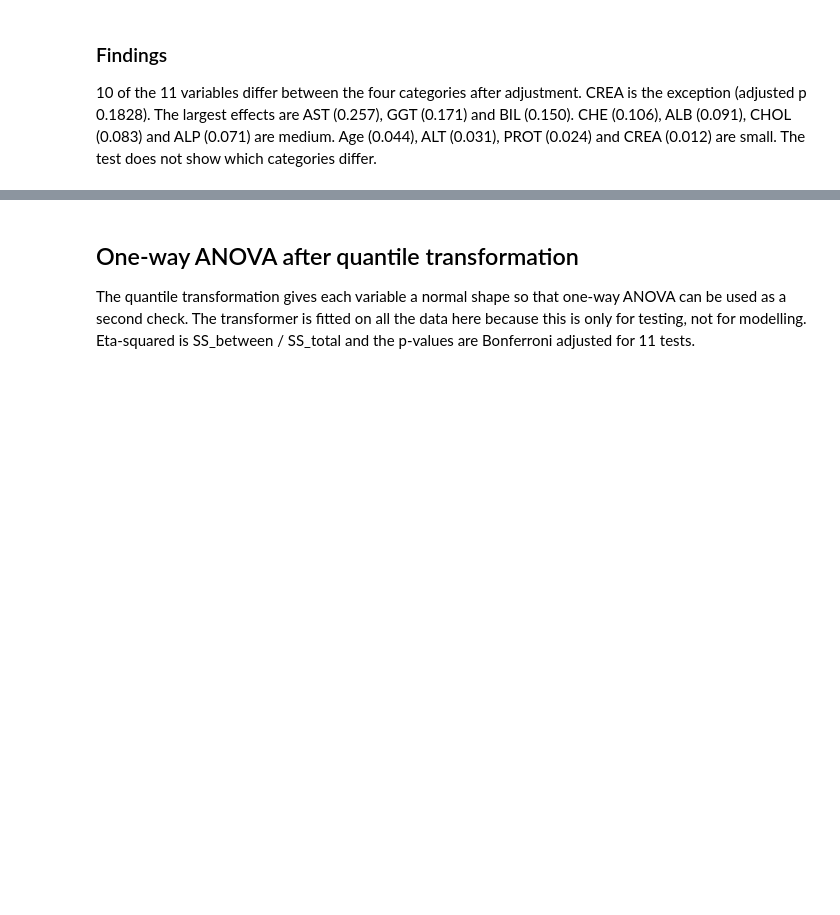
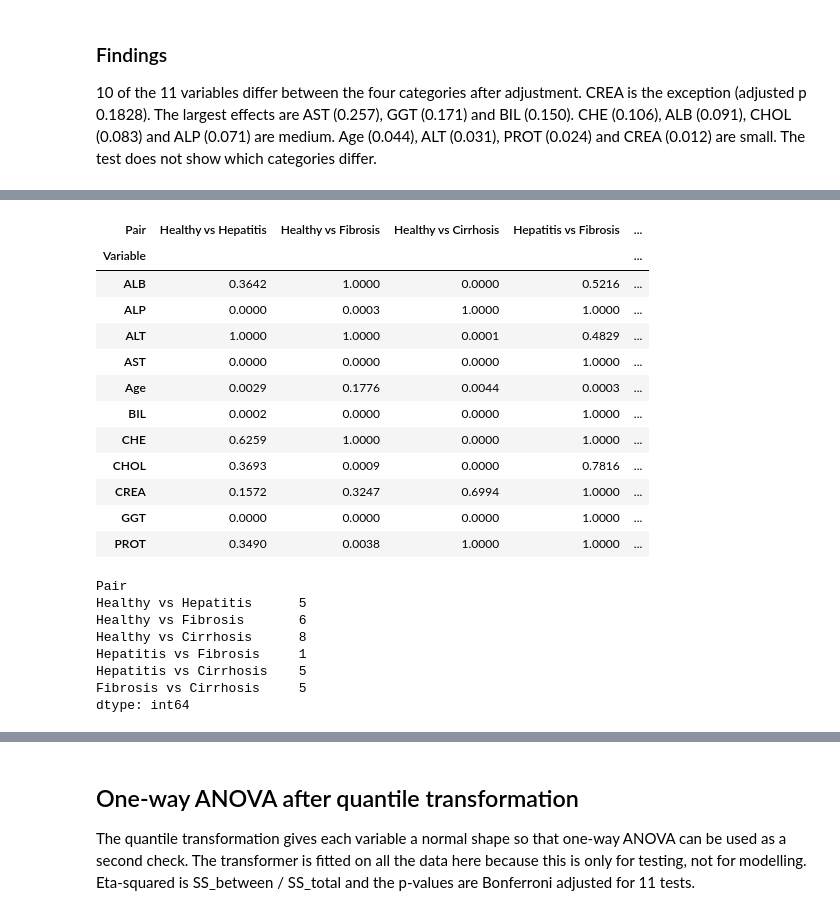
Before and after one commit to omaralhajjaj4-star/hcv-ML-DS-project, a Jupyter notebook: stats.ipynb, the cells around one changed output, grey strips where cells are left out. Saved outputs shown, nothing was run; the diff lists cells and outputs as text; code cells hidden in the pictures; blank space fills up the shorter version.

```diff
--- a/stats.ipynb
+++ b/stats.ipynb
@@ -209,0 +214,58 @@ kruskal_df.set_index("Variable")
+# %%
+# Dunn's test by hand: rank all patients together, then compare the mean
+# rank of each pair of groups. Ties shrink the variance, so a correction
+# for tied ranks is included
+from itertools import combinations
+
+dunn_rows = []
+n = len(df)
+for column in NUMERIC_COLUMNS:
+    ranks = df[column].rank()
+    tie_counts = df[column].value_counts()
+    tie_term = (tie_counts ** 3 - tie_counts).sum() / (12 * (n - 1))
+    variance = n * (n + 1) / 12 - tie_term
+    for group_a, group_b in combinations(CLASS_ORDER, 2):
+        ranks_a = ranks[df[TARGET] == group_a]
+        ranks_b = ranks[df[TARGET] == group_b]
+        z = (ranks_a.mean() - ranks_b.mean()) / np.sqrt(
+            variance * (1 / len(ranks_a) + 1 / len(ranks_b))
+        )
+        p_value = 2 * stats.norm.sf(abs(z))
+        dunn_rows.append({
+            "Variable": column, "Pair": f"{group_a} vs {group_b}",
+            "z": z, "p (adj)": min(p_value * 6, 1.0),
+        })
+dunn_df = pd.DataFrame(dunn_rows)
+
+# adjusted p-values as a table: one row per variable, one column per pair
+dunn_table = dunn_df.pivot(
+    index="Variable", columns="Pair", values="p (adj)"
+)
+pair_order = [f"{a} vs {b}" for a, b in combinations(CLASS_ORDER, 2)]
+dunn_table = dunn_table[pair_order]
+display(dunn_table.round(4))
+
+# number of variables that differ for each pair after adjustment
+print((dunn_table < 0.05).sum())
+# %% [output]
+| Pair | Healthy vs Hepatitis | Healthy vs Fibrosis | Healthy vs Cirrhosis | Hepatitis vs Fibrosis | ... |
+| Variable |  |  |  |  | ... |
+| ALB | 0.3642 | 1.0000 | 0.0000 | 0.5216 | ... |
+| ALP | 0.0000 | 0.0003 | 1.0000 | 1.0000 | ... |
+| ALT | 1.0000 | 1.0000 | 0.0001 | 0.4829 | ... |
+| AST | 0.0000 | 0.0000 | 0.0000 | 1.0000 | ... |
+| Age | 0.0029 | 0.1776 | 0.0044 | 0.0003 | ... |
+| BIL | 0.0002 | 0.0000 | 0.0000 | 1.0000 | ... |
+| CHE | 0.6259 | 1.0000 | 0.0000 | 1.0000 | ... |
+| CHOL | 0.3693 | 0.0009 | 0.0000 | 0.7816 | ... |
+| CREA | 0.1572 | 0.3247 | 0.6994 | 1.0000 | ... |
+| GGT | 0.0000 | 0.0000 | 0.0000 | 1.0000 | ... |
+| PROT | 0.3490 | 0.0038 | 1.0000 | 1.0000 | ... |
+Pair
+Healthy vs Hepatitis      5
+Healthy vs Fibrosis       6
+Healthy vs Cirrhosis      8
+Hepatitis vs Fibrosis     1
+Hepatitis vs Cirrhosis    5
+Fibrosis vs Cirrhosis     5
+dtype: int64
```
Also changed, not shown: parts of 6 cells of this notebook, 3 other files.
